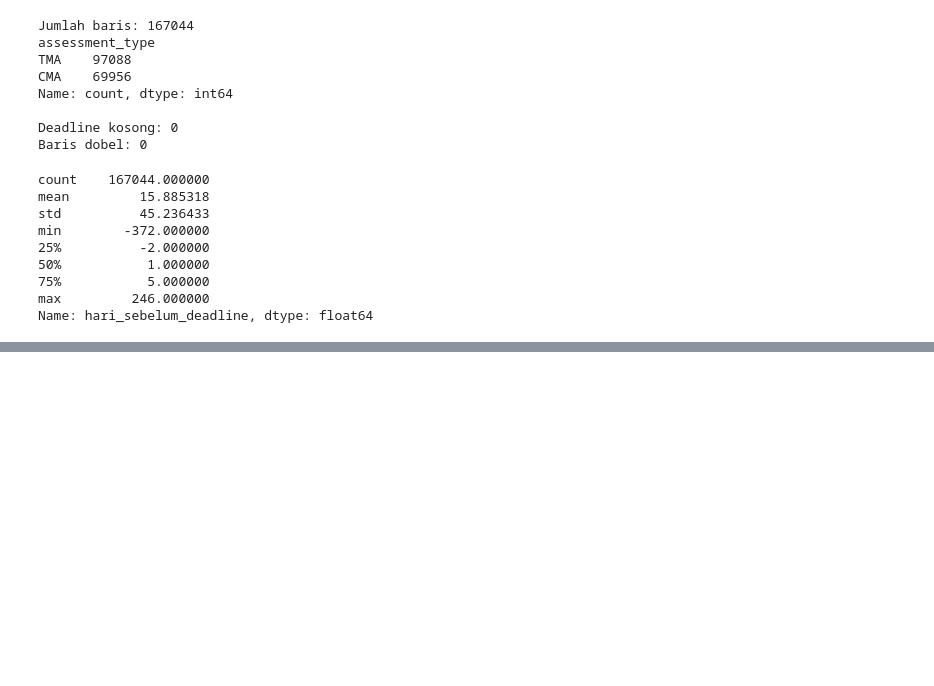
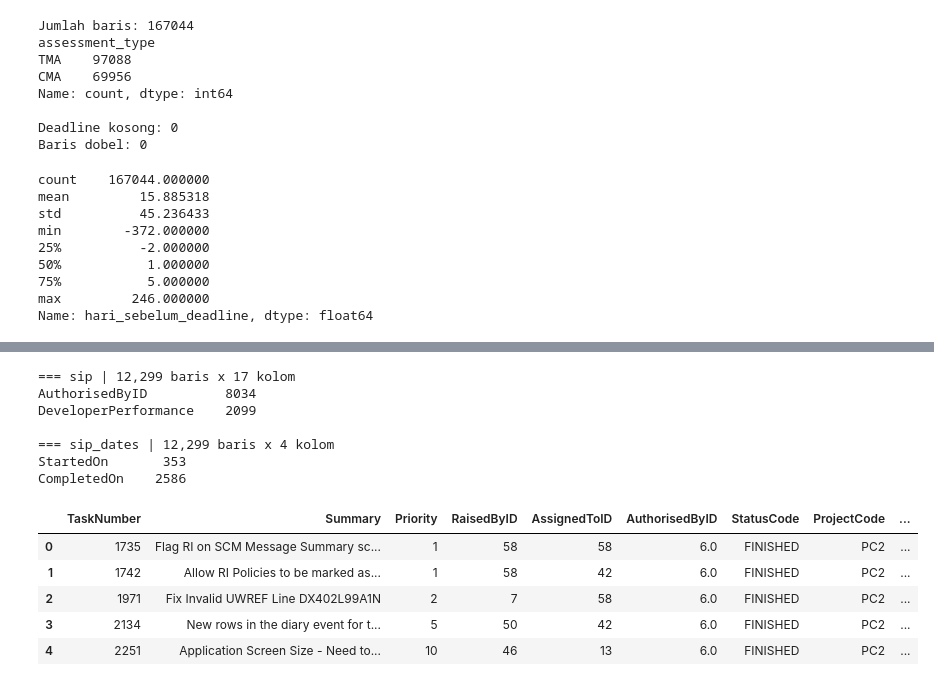
Before and after one commit to MaulidanFazri/PandAI, a Jupyter notebook: machine-learning/ml.ipynb, the cells around one changed output, grey strips where cells are left out. Cells and saved outputs as stored; diff of their text form; code cells hidden in the pictures; blank space fills up the shorter version.

```diff
--- a/machine-learning/ml.ipynb
+++ b/machine-learning/ml.ipynb
@@ -4,7 +4,7 @@
 import pandas as pd
 from pathlib import Path
 
-RAW = Path("../datasheet/raw")
+RAW = Path("../datasheet/raw/oulad")
 
 files = ["assessments", "courses", "studentAssessment", "studentInfo", "studentRegistration", "vle"]
 df = {name: pd.read_csv(RAW / f"{name}.csv") for name in files}
@@ -135,0 +143,27 @@ Name: hari_sebelum_deadline, dtype: float64
+# %%
+SIP = Path("../datasheet/raw/sip")
+
+sip = pd.read_csv(SIP / "Sip-task-info.csv", encoding="latin-1")
+sip_dates = pd.read_csv(SIP / "est-act-dates.csv", encoding="latin-1")
+
+for name, d in {"sip": sip, "sip_dates": sip_dates}.items():
+    print(f"\n=== {name} | {d.shape[0]:,} baris x {d.shape[1]} kolom")
+    na = d.isna().sum()
+    na = na[na > 0]
+    print(na.to_string() if len(na) else "tidak ada missing value")
+
+sip.head()
+# %% [output]
+=== sip | 12,299 baris x 17 kolom
+AuthorisedByID          8034
+DeveloperPerformance    2099
+
+=== sip_dates | 12,299 baris x 4 kolom
+StartedOn       353
+CompletedOn    2586
+|  | TaskNumber | Summary | Priority | RaisedByID | AssignedToID | AuthorisedByID | StatusCode | ProjectCode | ... |
+| 0 | 1735 | Flag RI on SCM Message Summary sc... | 1 | 58 | 58 | 6.0 | FINISHED | PC2 | ... |
+| 1 | 1742 | Allow RI Policies to be marked as... | 1 | 58 | 42 | 6.0 | FINISHED | PC2 | ... |
+| 2 | 1971 | Fix Invalid UWREF Line DX402L99A1N | 2 | 7 | 58 | 6.0 | FINISHED | PC2 | ... |
+| 3 | 2134 | New rows in the diary event for t... | 5 | 50 | 42 | 6.0 | FINISHED | PC2 | ... |
+| 4 | 2251 | Application Screen Size - Need to... | 10 | 46 | 13 | 6.0 | FINISHED | PC2 | ... |
```
Also changed, not shown: parts of 8 cells of this notebook.
